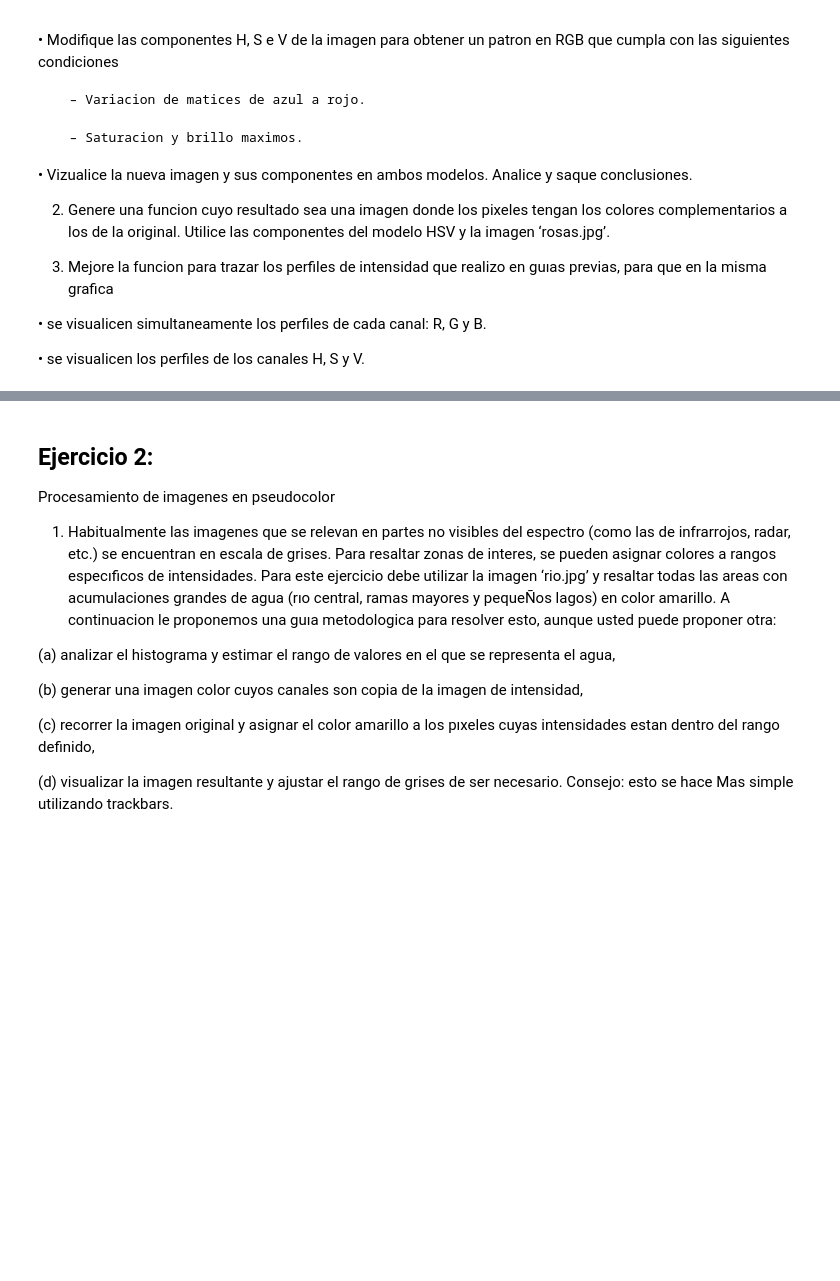
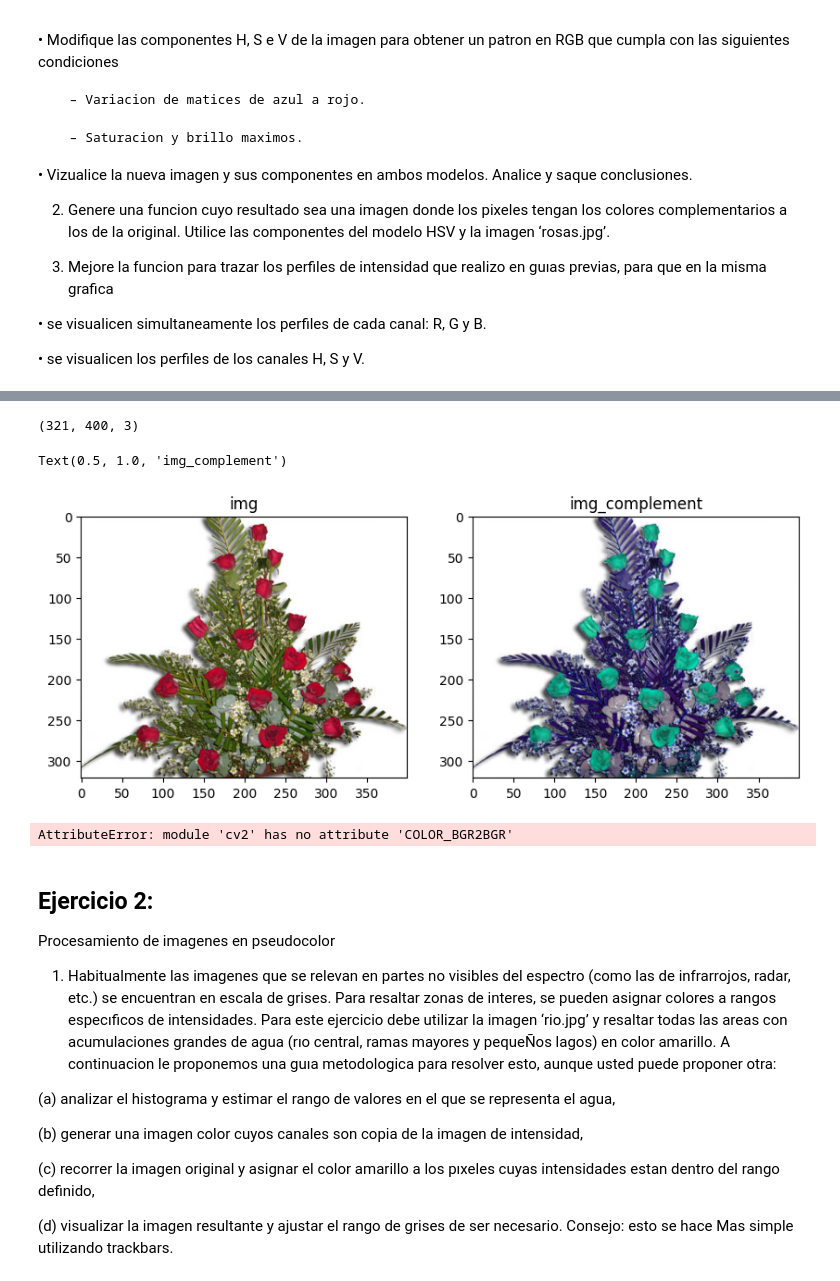
Before and after one commit to aguusandy/pdi-2024, a Jupyter notebook: Unidad4_PDI_color.ipynb, the cells around one changed output, grey strips where cells are left out. Drawn from its saved outputs; the diff is of its cells as text; code cells hidden in the pictures; blank space fills up the shorter version.

```diff
--- a/Unidad4_PDI_color.ipynb
+++ b/Unidad4_PDI_color.ipynb
@@ -91,0 +116,13 @@ ax[1].set_title('Blue-Green-Red')
+# %%
+# EJERCICIO 1.2
+img = cv2.imread('rosas.jpg')
+img_hsv = cv2.cvtColor(img, cv2.COLOR_RGB2HSV)
+img_complement_h = complement_hsv(img_hsv)
+img_complement_bgr = cv2.cvtColor(img_complement_h, cv2.COLOR_HSV2BGR)
+fig,ax = plt.subplots(nrows=1,ncols=2,figsize=(10,10))
+ax[0].imshow(cv2.cvtColor(img, cv2.COLOR_RGB2BGR));ax[0].set_title('img')
+ax[1].imshow(img_complement_bgr);ax[1].set_title('img_complement')
+# %% [output]
+(321, 400, 3)
+Text(0.5, 1.0, 'img_complement')
+[figure, added]
@@ -92,3 +152,10 @@ ax[1].set_title('Blue-Green-Red')
+# %%
+img = cv2.imread('rosas.jpg')
+y = 300
+x = (0,50,1)
+draw_image_component_arrays(img,y,x)
+# %% [output]
+AttributeError: module 'cv2' has no attribute 'COLOR_BGR2BGR'
 # %% [markdown]
 ## Ejercicio 2:
 Procesamiento de imagenes en pseudocolor
```
Also changed, not shown: parts of 21 cells of this notebook.
